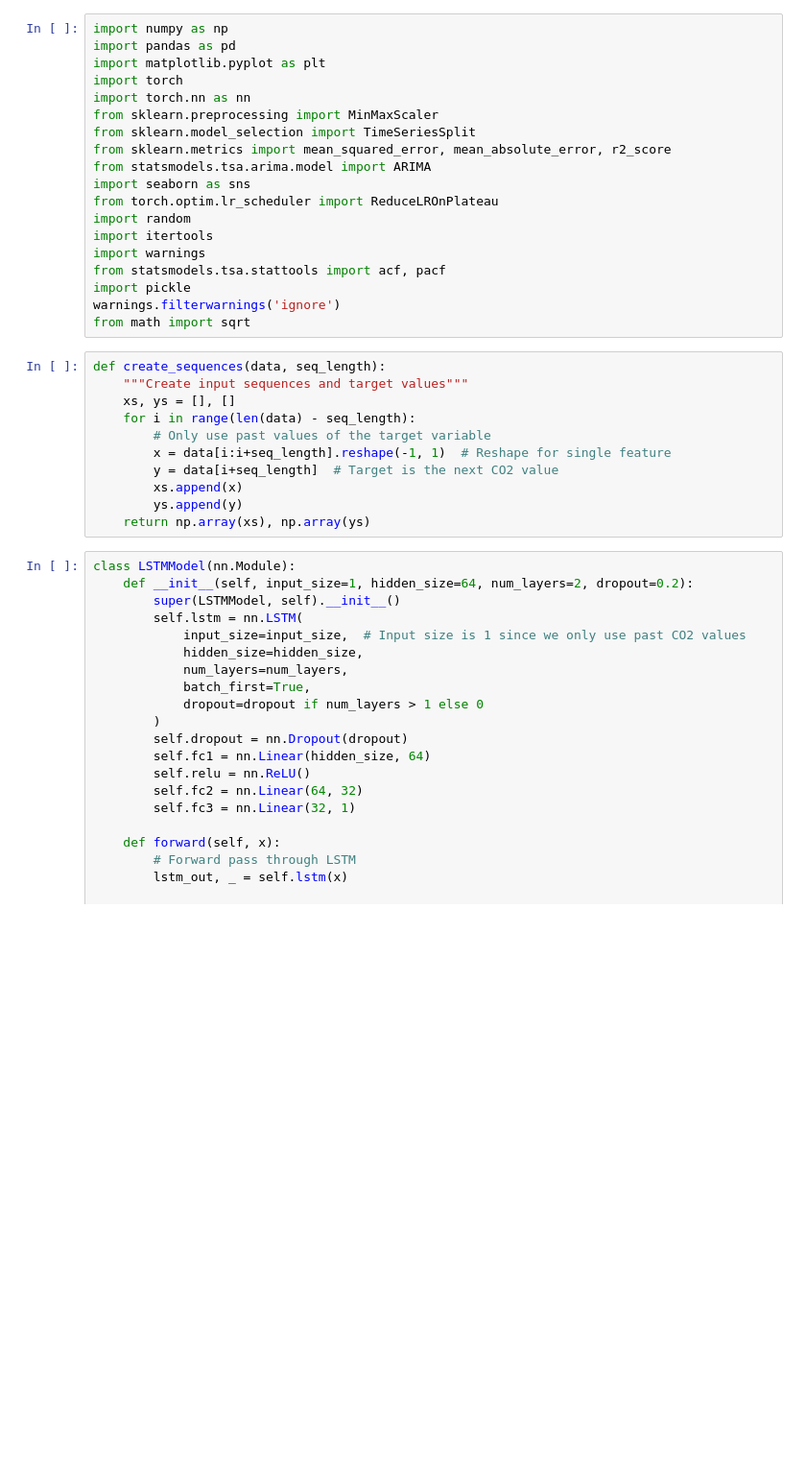
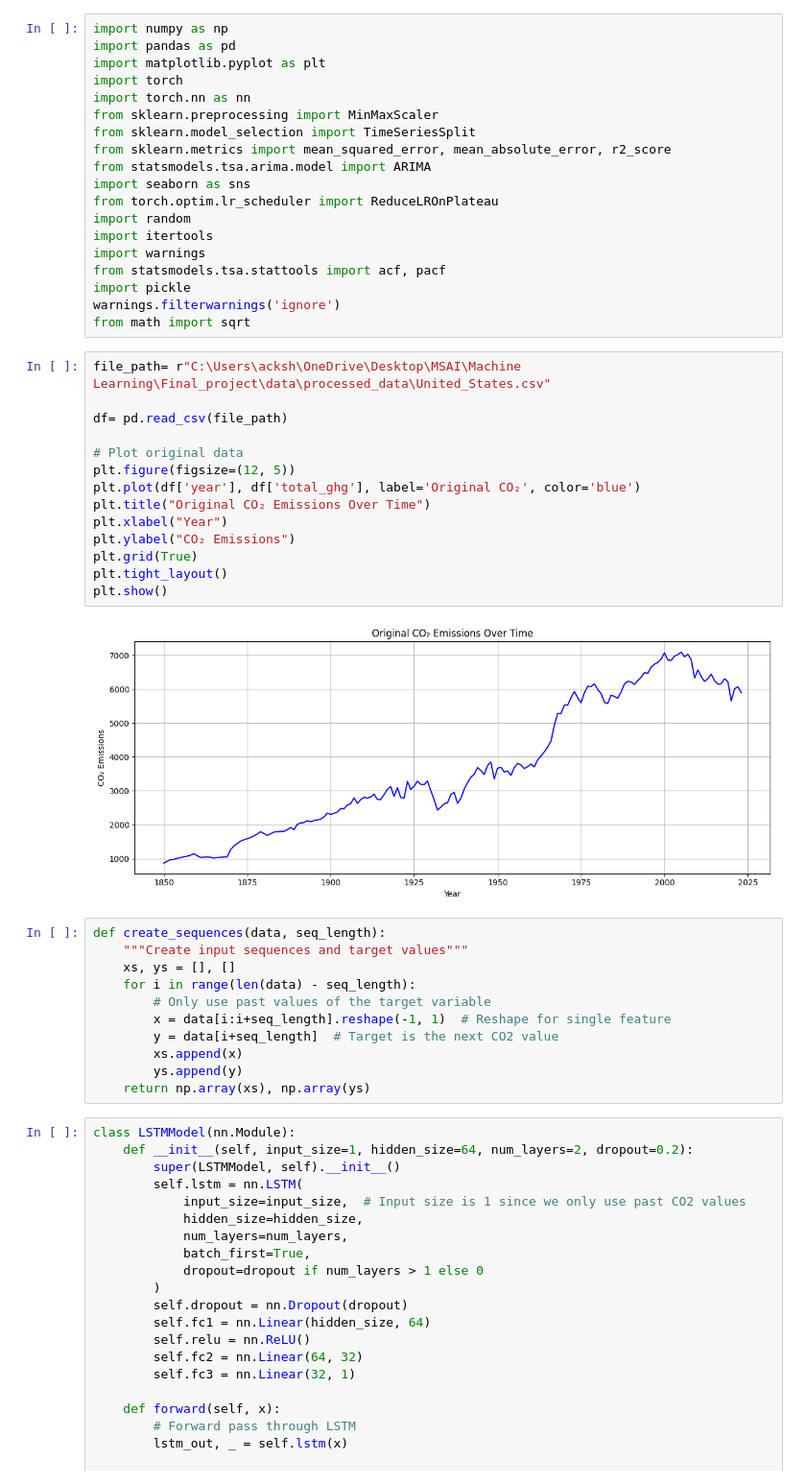
Before and after one commit to Ackshay206/Carbon_Emission_Trend_Forecast, a Jupyter notebook: notebooks/Forecasting_using_LSTM.IPYNB, the cells around one changed output. Shown at 96% size. Drawn from its saved outputs; the diff is of its cells as text; blank space fills up the shorter version.

```diff
--- a/notebooks/Forecasting_using_LSTM.IPYNB
+++ b/notebooks/Forecasting_using_LSTM.IPYNB
@@ -17,6 +17,22 @@ from statsmodels.tsa.stattools import acf, pacf
 import pickle
 warnings.filterwarnings('ignore')
 from math import sqrt
+# %%
+file_path= r"C:\Users\acksh\OneDrive\Desktop\MSAI\Machine Learning\Final_project\data\processed_data\United_States.csv"
+
+df= pd.read_csv(file_path)
+
+# Plot original data
+plt.figure(figsize=(12, 5))
+plt.plot(df['year'], df['total_ghg'], label='Original CO₂', color='blue')
+plt.title("Original CO₂ Emissions Over Time")
+plt.xlabel("Year")
+plt.ylabel("CO₂ Emissions")
+plt.grid(True)
+plt.tight_layout()
+plt.show()
+# %% [output]
+[figure, added]
 # %%
 def create_sequences(data, seq_length):
     """Create input sequences and target values"""
```
Also changed, not shown: parts of 14 cells of this notebook, 14 other files.
